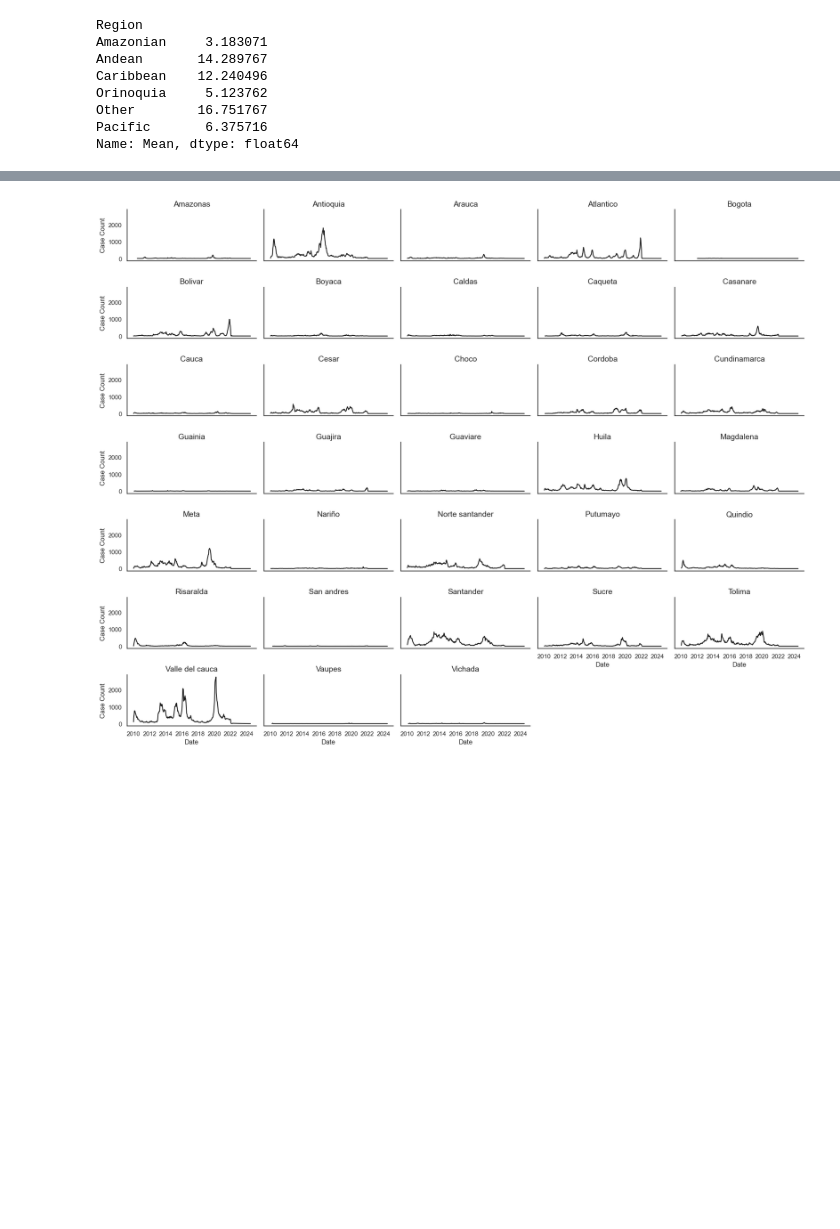
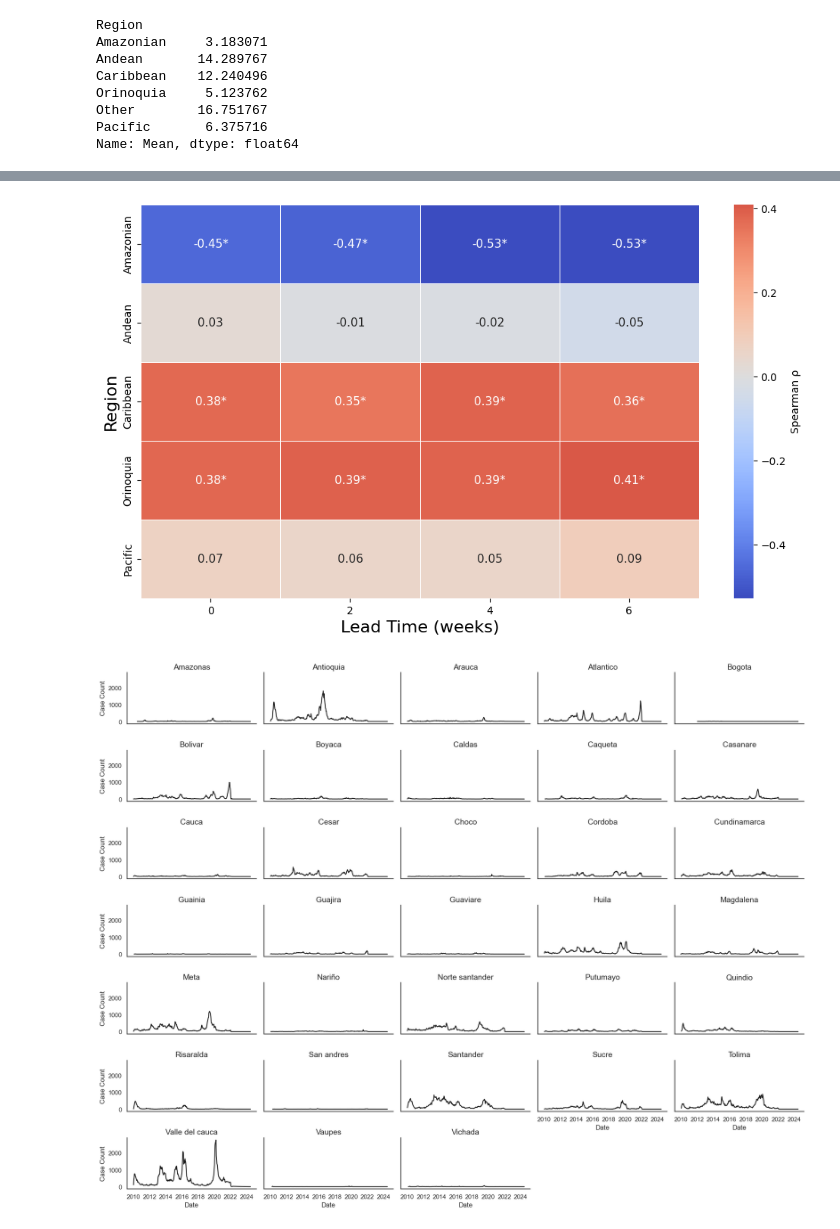
Before and after one commit to RicardoRH96/DENV_Epi, a Jupyter notebook: Scripts/Make_DENV_Descriptive.ipynb, the cells around one changed output, grey strips where cells are left out. Saved outputs shown, nothing was run; the diff lists cells and outputs as text; code cells hidden in the pictures; blank space fills up the shorter version.

```diff
--- a/Scripts/Make_DENV_Descriptive.ipynb
+++ b/Scripts/Make_DENV_Descriptive.ipynb
@@ -234,3 +377,51 @@ plt.show()
+# %%
+import pandas as pd
+import numpy as np
+import seaborn as sns
+import matplotlib.pyplot as plt
+
+# 1. Prepare no-lag data with 'Lead (weeks)' = 0
+correlation_df['Lead (weeks)'] = 0
+
+correlation_df['Spearman_rho'] = pd.to_numeric(correlation_df['Spearman_rho'], errors='coerce')
+correlation_df['Spearman_pval'] = pd.to_numeric(correlation_df['Spearman_pval'], errors='coerce')
+
+lead_lag_combined = pd.concat([
+    lead_lag_df[['Region', 'Lead (weeks)', 'Spearman_rho', 'Spearman_pval']],
+    correlation_df[['Region', 'Lead (weeks)', 'Spearman_rho', 'Spearman_pval']]
+], ignore_index=True)
+
+# 3. Create an annotation matrix with asterisk for significance
+annot_matrix = lead_lag_combined.pivot(index='Region', columns='Lead (weeks)', values='Spearman_rho').copy()
+
+# Format annotations with asterisk if p < 0.05
+for i, row in lead_lag_combined.iterrows():
+    val = row['Spearman_rho']
+    p = float(row['Spearman_pval'])
+    star = '*' if p < 0.05 else ''
+    region = row['Region']
+    lead = row['Lead (weeks)']
+    if pd.notnull(val):
+        annot_matrix.loc[region, lead] = f"{val:.2f}{star}"
+    else:
+        annot_matrix.loc[region, lead] = ""
+
+# 4. Plot heatmap using the actual rho values, annotate with significance
+heatmap_data = lead_lag_combined.pivot(index='Region', columns='Lead (weeks)', values='Spearman_rho').astype(float)
+heatmap_data = heatmap_data.reindex(sorted(heatmap_data.columns), axis=1)  # ensure lag is sorted
+annot_matrix = annot_matrix.reindex(index=heatmap_data.index, columns=heatmap_data.columns)
+
+plt.figure(figsize=(10, 6))
+sns.heatmap(heatmap_data, annot=annot_matrix, fmt='', cmap='coolwarm', center=0,
+            cbar_kws={'label': 'Spearman ρ'}, linewidths=0.5, annot_kws={'size': 11})
+
+plt.xlabel('Lead Time (weeks)', fontsize=16)
+plt.ylabel('Region', fontsize=16)
+plt.tight_layout()
+plt.savefig('../Figures/lead_lag_correlation_heatmap.jpeg', dpi=300, bbox_inches='tight', format='jpeg')
+plt.show()
+# %% [output]
+[figure, added]
 # %%
 import pandas as pd
 import numpy as np
```
Also changed, not shown: parts of 5 cells of this notebook, 4 other files.
